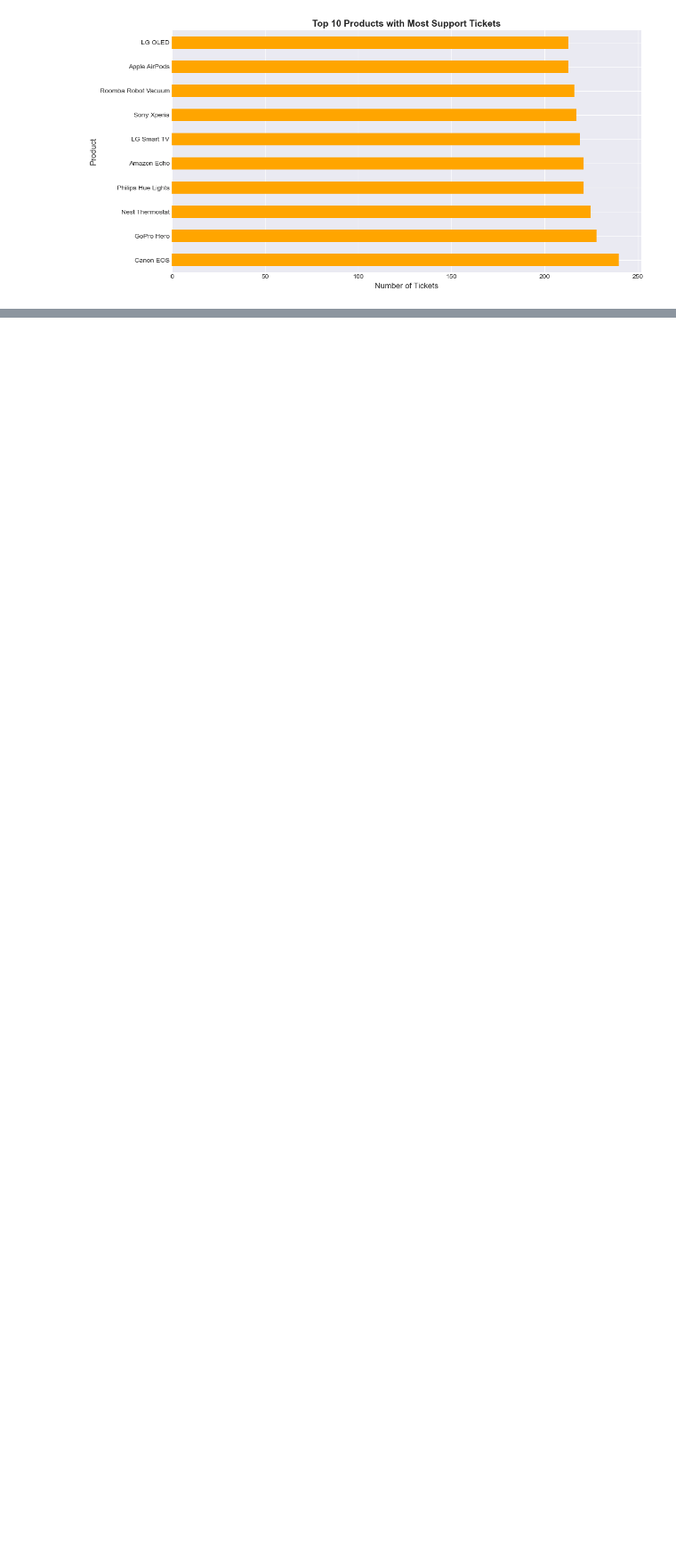
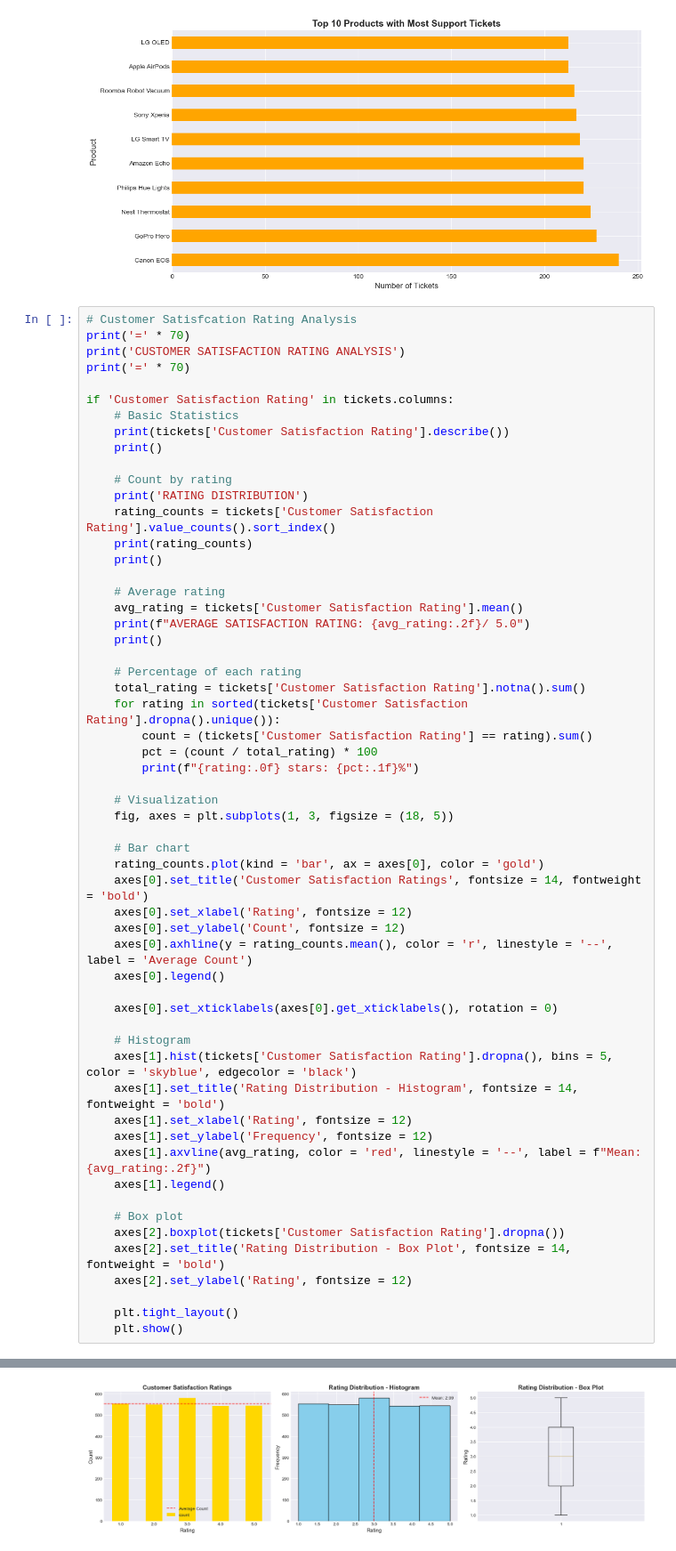
Before and after one commit to HoodaVishal/Intelligent-Customer-Support-System, a Jupyter notebook: notebooks/01_Data_Exploration.ipynb, the cells around one changed output, grey strips where cells are left out. Shown at 89% size. Drawn from its saved outputs; the diff is of its cells as text; blank space fills up the shorter version.

```diff
--- a/notebooks/01_Data_Exploration.ipynb
+++ b/notebooks/01_Data_Exploration.ipynb
@@ -468,3 +468,61 @@ Apple AirPods          213
 LG OLED                213
 Name: count, dtype: int64
 [figure]
+# %%
+# Customer Satisfcation Rating Analysis
+print('=' * 70)
+print('CUSTOMER SATISFACTION RATING ANALYSIS')
+print('=' * 70)
+
+if 'Customer Satisfaction Rating' in tickets.columns:
+    # Basic Statistics
+    print(tickets['Customer Satisfaction Rating'].describe())
+    print()
+
+    # Count by rating
+    print('RATING DISTRIBUTION')
+    rating_counts = tickets['Customer Satisfaction Rating'].value_counts().sort_index()
+    print(rating_counts)
+    print()
+
+    # Average rating
+    avg_rating = tickets['Customer Satisfaction Rating'].mean()
+    print(f"AVERAGE SATISFACTION RATING: {avg_rating:.2f}/ 5.0")
+    print()
+
+    # Percentage of each rating
+    total_rating = tickets['Customer Satisfaction Rating'].notna().sum()
+    for rating in sorted(tickets['Customer Satisfaction Rating'].dropna().unique()):
+        count = (tickets['Customer Satisfaction Rating'] == rating).sum()
+        pct = (count / total_rating) * 100
+        print(f"{rating:.0f} stars: {pct:.1f}%")
+
+    # Visualization
+    fig, axes = plt.subplots(1, 3, figsize = (18, 5))
+
+    # Bar chart
+    rating_counts.plot(kind = 'bar', ax = axes[0], color = 'gold')
+    axes[0].set_title('Customer Satisfaction Ratings', fontsize = 14, fontweight = 'bold')
+    axes[0].set_xlabel('Rating', fontsize = 12)
+    axes[0].set_ylabel('Count', fontsize = 12)
+    axes[0].axhline(y = rating_counts.mean(), color = 'r', linestyle = '--', label = 'Average Count')
+    axes[0].legend()
+
+    axes[0].set_xticklabels(axes[0].get_xticklabels(), rotation = 0)
+
+    # Histogram
+    axes[1].hist(tickets['Customer Satisfaction Rating'].dropna(), bins = 5, color = 'skyblue', edgecolor = 'black')
+    axes[1].set_title('Rating Distribution - Histogram', fontsize = 14, fontweight = 'bold')
+    axes[1].set_xlabel('Rating', fontsize = 12)
+    axes[1].set_ylabel('Frequency', fontsize = 12)
+    axes[1].axvline(avg_rating, color = 'red', linestyle = '--', label = f"Mean: {avg_rating:.2f}")
+    axes[1].legend()
+
+    # Box plot
+    axes[2].boxplot(tickets['Customer Satisfaction Rating'].dropna())
+    axes[2].set_title('Rating Distribution - Box Plot', fontsize = 14, fontweight = 'bold')
+    axes[2].set_ylabel('Rating', fontsize = 12)
+
+    plt.tight_layout()
+    plt.show()
+# %% [output]
@@ -470,0 +546 @@ Name: count, dtype: int64
+[figure, added]
```
Also changed, not shown: parts of 5 cells of this notebook.
